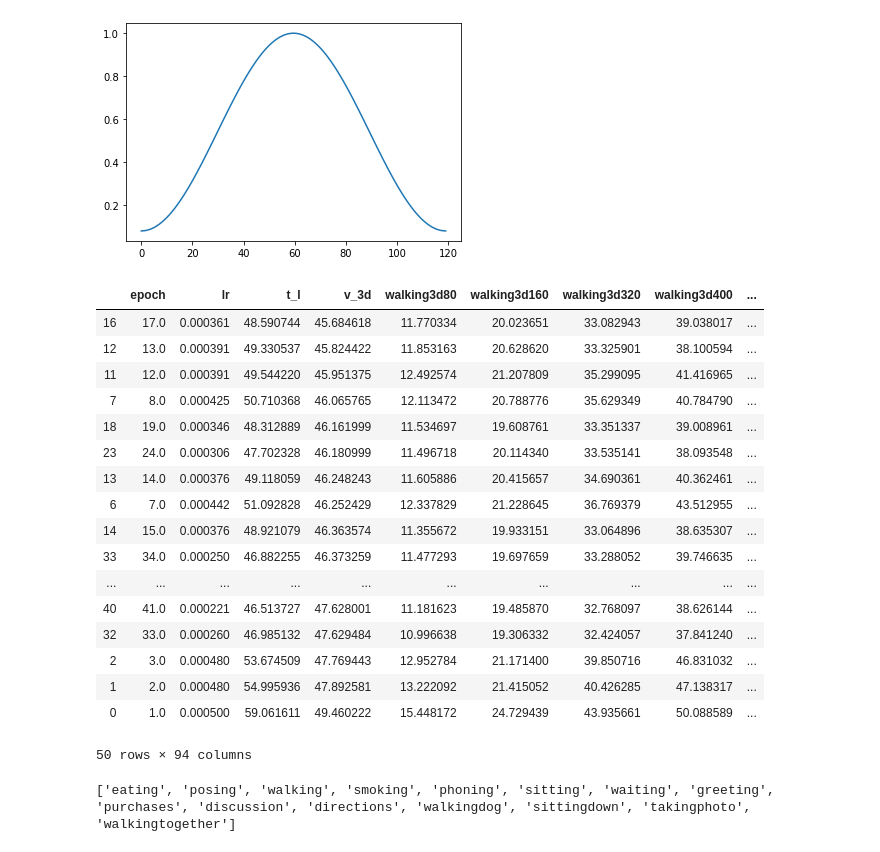
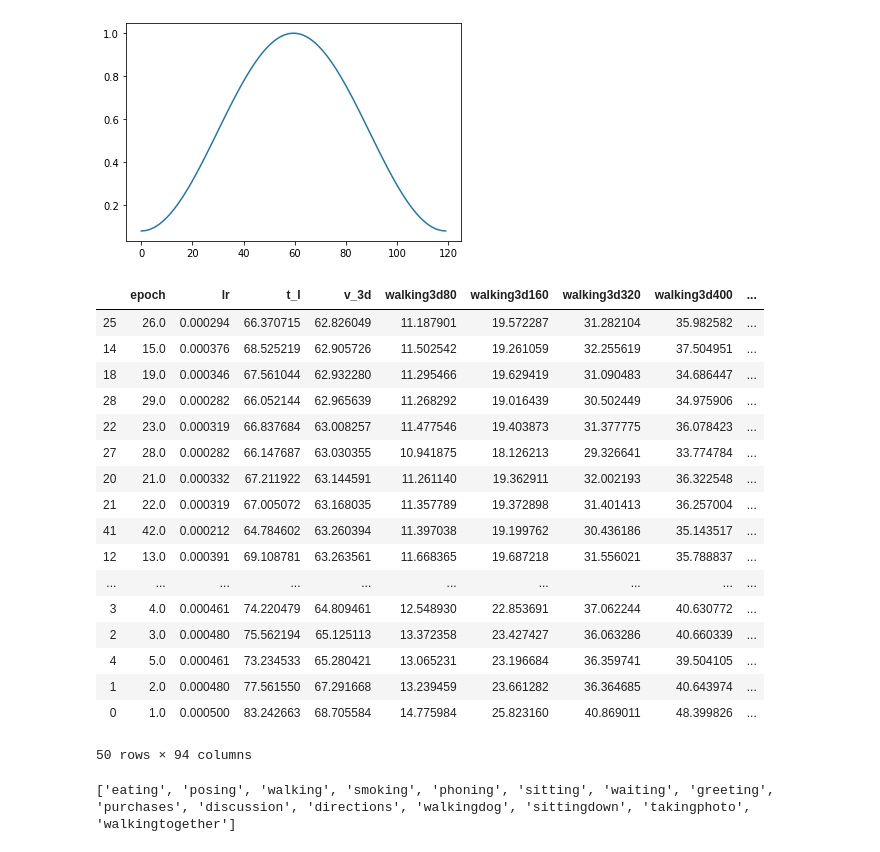
Before and after one commit to tileb1/LearnTrajDep, a Jupyter notebook: Untitled.ipynb, the cells around one changed output. Drawn from its saved outputs; the diff is of its cells as text; code cells hidden in the pictures.

```diff
--- a/Untitled.ipynb
+++ b/Untitled.ipynb
@@ -85,27 +85,27 @@ NameError: name 'poses_end_joints' is not defined
 # %%
 import pandas as pd
 # %%
-df = pd.read_csv('checkpoint/test/main_3d_3D_in10_out25_dct_n_30.csv')
+df = pd.read_csv('checkpoint/test/main_3d_3D_in25_out25_dct_n_30.csv')
 df = df.sort_values(by='v_3d')
 df
 # %% [output]
 |  | epoch | lr | t_l | v_3d | walking3d80 | walking3d160 | walking3d320 | walking3d400 | ... |
-| 16 | 17.0 | 0.000361 | 48.590744 | 45.684618 | 11.770334 | 20.023651 | 33.082943 | 39.038017 | ... |
-| 12 | 13.0 | 0.000391 | 49.330537 | 45.824422 | 11.853163 | 20.628620 | 33.325901 | 38.100594 | ... |
-| 11 | 12.0 | 0.000391 | 49.544220 | 45.951375 | 12.492574 | 21.207809 | 35.299095 | 41.416965 | ... |
-| 7 | 8.0 | 0.000425 | 50.710368 | 46.065765 | 12.113472 | 20.788776 | 35.629349 | 40.784790 | ... |
-| 18 | 19.0 | 0.000346 | 48.312889 | 46.161999 | 11.534697 | 19.608761 | 33.351337 | 39.008961 | ... |
-| 23 | 24.0 | 0.000306 | 47.702328 | 46.180999 | 11.496718 | 20.114340 | 33.535141 | 38.093548 | ... |
-| 13 | 14.0 | 0.000376 | 49.118059 | 46.248243 | 11.605886 | 20.415657 | 34.690361 | 40.362461 | ... |
-| 6 | 7.0 | 0.000442 | 51.092828 | 46.252429 | 12.337829 | 21.228645 | 36.769379 | 43.512955 | ... |
-| 14 | 15.0 | 0.000376 | 48.921079 | 46.363574 | 11.355672 | 19.933151 | 33.064896 | 38.635307 | ... |
-| 33 | 34.0 | 0.000250 | 46.882255 | 46.373259 | 11.477293 | 19.697659 | 33.288052 | 39.746635 | ... |
+| 25 | 26.0 | 0.000294 | 66.370715 | 62.826049 | 11.187901 | 19.572287 | 31.282104 | 35.982582 | ... |
+| 14 | 15.0 | 0.000376 | 68.525219 | 62.905726 | 11.502542 | 19.261059 | 32.255619 | 37.504951 | ... |
+| 18 | 19.0 | 0.000346 | 67.561044 | 62.932280 | 11.295466 | 19.629419 | 31.090483 | 34.686447 | ... |
+| 28 | 29.0 | 0.000282 | 66.052144 | 62.965639 | 11.268292 | 19.016439 | 30.502449 | 34.975906 | ... |
+| 22 | 23.0 | 0.000319 | 66.837684 | 63.008257 | 11.477546 | 19.403873 | 31.377775 | 36.078423 | ... |
+| 27 | 28.0 | 0.000282 | 66.147687 | 63.030355 | 10.941875 | 18.126213 | 29.326641 | 33.774784 | ... |
+| 20 | 21.0 | 0.000332 | 67.211922 | 63.144591 | 11.261140 | 19.362911 | 32.002193 | 36.322548 | ... |
+| 21 | 22.0 | 0.000319 | 67.005072 | 63.168035 | 11.357789 | 19.372898 | 31.401413 | 36.257004 | ... |
+| 41 | 42.0 | 0.000212 | 64.784602 | 63.260394 | 11.397038 | 19.199762 | 30.436186 | 35.143517 | ... |
+| 12 | 13.0 | 0.000391 | 69.108781 | 63.263561 | 11.668365 | 19.687218 | 31.556021 | 35.788837 | ... |
 | ... | ... | ... | ... | ... | ... | ... | ... | ... | ... |
-| 40 | 41.0 | 0.000221 | 46.513727 | 47.628001 | 11.181623 | 19.485870 | 32.768097 | 38.626144 | ... |
-| 32 | 33.0 | 0.000260 | 46.985132 | 47.629484 | 10.996638 | 19.306332 | 32.424057 | 37.841240 | ... |
-| 2 | 3.0 | 0.000480 | 53.674509 | 47.769443 | 12.952784 | 21.171400 | 39.850716 | 46.831032 | ... |
-| 1 | 2.0 | 0.000480 | 54.995936 | 47.892581 | 13.222092 | 21.415052 | 40.426285 | 47.138317 | ... |
-| 0 | 1.0 | 0.000500 | 59.061611 | 49.460222 | 15.448172 | 24.729439 | 43.935661 | 50.088589 | ... |
+| 3 | 4.0 | 0.000461 | 74.220479 | 64.809461 | 12.548930 | 22.853691 | 37.062244 | 40.630772 | ... |
+| 2 | 3.0 | 0.000480 | 75.562194 | 65.125113 | 13.372358 | 23.427427 | 36.063286 | 40.660339 | ... |
+| 4 | 5.0 | 0.000461 | 73.234533 | 65.280421 | 13.065231 | 23.196684 | 36.359741 | 39.504105 | ... |
+| 1 | 2.0 | 0.000480 | 77.561550 | 67.291668 | 13.239459 | 23.661282 | 36.364685 | 40.643974 | ... |
+| 0 | 1.0 | 0.000500 | 83.242663 | 68.705584 | 14.775984 | 25.823160 | 40.869011 | 48.399826 | ... |
 50 rows × 94 columns
 # %%
 import utils.data_utils as data_utils
```
Also changed, not shown: parts of 1 cell of this notebook, 2 other files.
